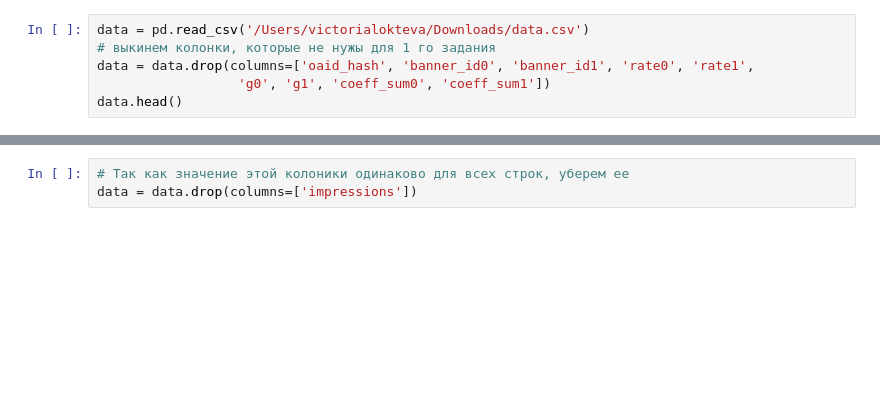
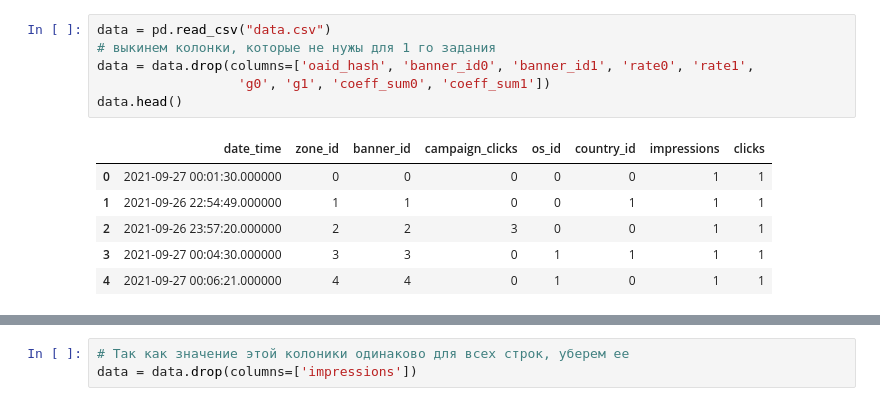
Before and after one commit to SheinaEkaterina/Recsys-course-homework_2022, a Jupyter notebook: task_1_recsys/HW1.ipynb, the cells around one changed output, grey strips where cells are left out. Saved outputs shown, nothing was run; the diff lists cells and outputs as text; blank space fills up the shorter version.

```diff
--- a/task_1_recsys/HW1.ipynb
+++ b/task_1_recsys/HW1.ipynb
@@ -10,11 +10,18 @@ from functions import analysis, feature_engineering, train_test_split, create_mo
 The autoreload extension is already loaded. To reload it, use:
   %reload_ext autoreload
 # %%
-data = pd.read_csv('/Users/victorialokteva/Downloads/data.csv')
+data = pd.read_csv("data.csv")
 # выкинем колонки, которые не нужы для 1 го задания
 data = data.drop(columns=['oaid_hash', 'banner_id0', 'banner_id1', 'rate0', 'rate1',
                   'g0', 'g1', 'coeff_sum0', 'coeff_sum1'])
 data.head()
+# %% [output]
+|  | date_time | zone_id | banner_id | campaign_clicks | os_id | country_id | impressions | clicks |
+| 0 | 2021-09-27 00:01:30.000000 | 0 | 0 | 0 | 0 | 0 | 1 | 1 |
+| 1 | 2021-09-26 22:54:49.000000 | 1 | 1 | 0 | 0 | 1 | 1 | 1 |
+| 2 | 2021-09-26 23:57:20.000000 | 2 | 2 | 3 | 0 | 0 | 1 | 1 |
+| 3 | 2021-09-27 00:04:30.000000 | 3 | 3 | 0 | 1 | 1 | 1 | 1 |
+| 4 | 2021-09-27 00:06:21.000000 | 4 | 4 | 0 | 1 | 0 | 1 | 1 |
 # %%
 analysis(data)
 # %% [output]
```
Also changed, not shown: parts of 22 cells of this notebook, 1 other file.
